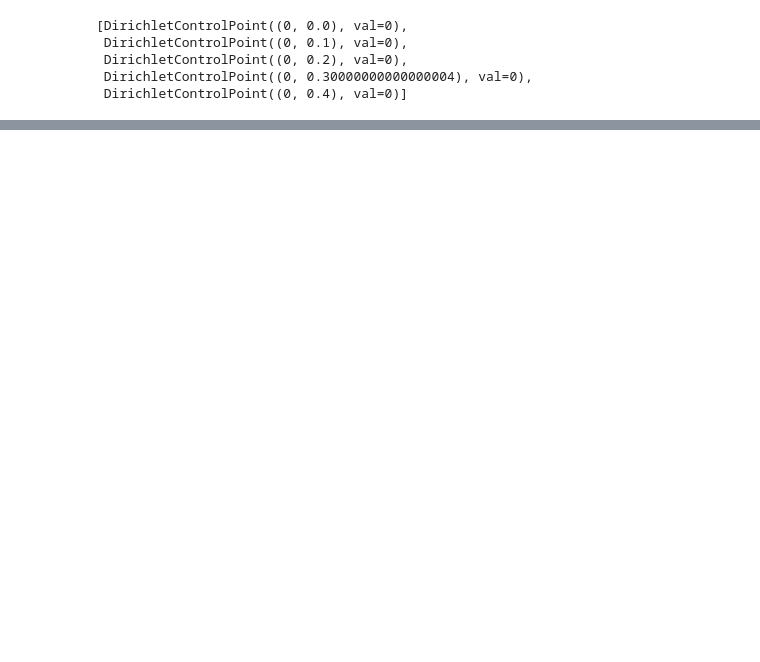
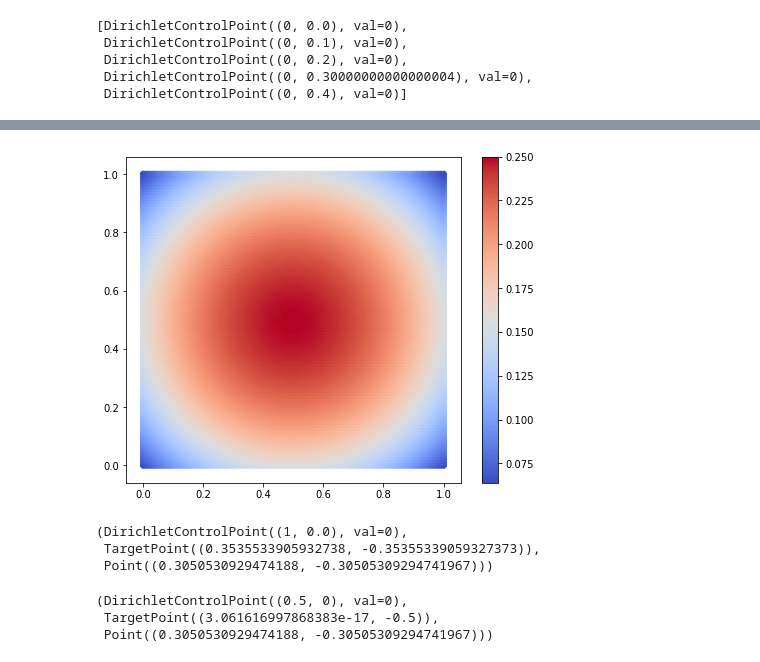
Before and after one commit to aksj98/neurodiffeq, a Jupyter notebook: experiments/thin-plate-spline.ipynb, the cells around one changed output, grey strips where cells are left out. Saved outputs shown, nothing was run; the diff lists cells and outputs as text; code cells hidden in the pictures; blank space fills up the shorter version.

```diff
--- a/experiments/thin-plate-spline.ipynb
+++ b/experiments/thin-plate-spline.ipynb
@@ -123,0 +132,27 @@ LinAlgError: Singular matrix
+# %%
+def create_mapping(control_points, target_points):
+    coefs_of_dim = [
+        solve_tps(control_points, np.array([tp.x[i] for tp in target_points]))
+        for i in range(target_points[0].dim)
+    ]
+    n_dims = control_points[0].dim
+    n_pnts = len(control_points)
+    n_eqts = n_coef = n_dims+n_pnts+1
+
+    def map_by_tps(p):
+
+        def map_dim(i):
+            dim_i_mapped = 0.0
+            for coef, cp in zip(coefs_of_dim[i], control_points): # coef: first len(control_points) weights
+                r = distance(p, control_points[i])
+                dim_i_mapped += coef * r**2 * np.log(r**2)
+            dim_i_mapped += coefs_of_dim[i][n_pnts]
+            for j_dim in range(p.dim):
+                dim_i_mapped += coefs_of_dim[i][n_pnts+1+j_dim] * p.x[i]
+            return dim_i_mapped
+
+        return Point(x=tuple(map_dim(i) for i in range(p.dim)))
+
+    return map_by_tps
+# %%
+mapping = create_mapping(control_points, target_points)
@@ -123,0 +163,30 @@ LinAlgError: Singular matrix
+# %%
+def L_D(p, r=0.5, mapping=None):
+    if mapping:
+        return r**2 - sum(d**2 for d in mapping(p).x)
+    else:
+        return r**2 - sum(d**2 for d in p.x)
+# %%
+xs = np.linspace(0, 1, 101)
+ys = np.linspace(0, 1, 101)
+xx, yy = np.meshgrid(xs, ys)
+points = [Point(x=(dim0, dim1)) for dim0, dim1 in zip(xx, yy)]
+lds = [L_D(p, r=0.5, mapping=mapping) for p in points]
+# %%
+fig, ax = plt.subplots(figsize=(7.5, 6))
+cs = ax.scatter(xx, yy, c=lds, cmap='coolwarm')
+cbar = fig.colorbar(cs)
+# %% [output]
+[figure, added]
+# %%
+control_points[5], target_points[5], mapping(control_points[5])
+# %% [output]
+(DirichletControlPoint((1, 0.0), val=0),
+ TargetPoint((0.3535533905932738, -0.35355339059327373)),
+ Point((0.3050530929474188, -0.30505309294741967)))
+# %%
+control_points[10], target_points[10], mapping(control_points[5])
+# %% [output]
+(DirichletControlPoint((0.5, 0), val=0),
+ TargetPoint((3.061616997868383e-17, -0.5)),
+ Point((0.3050530929474188, -0.30505309294741967)))
```
Also changed, not shown: parts of 9 cells of this notebook.
